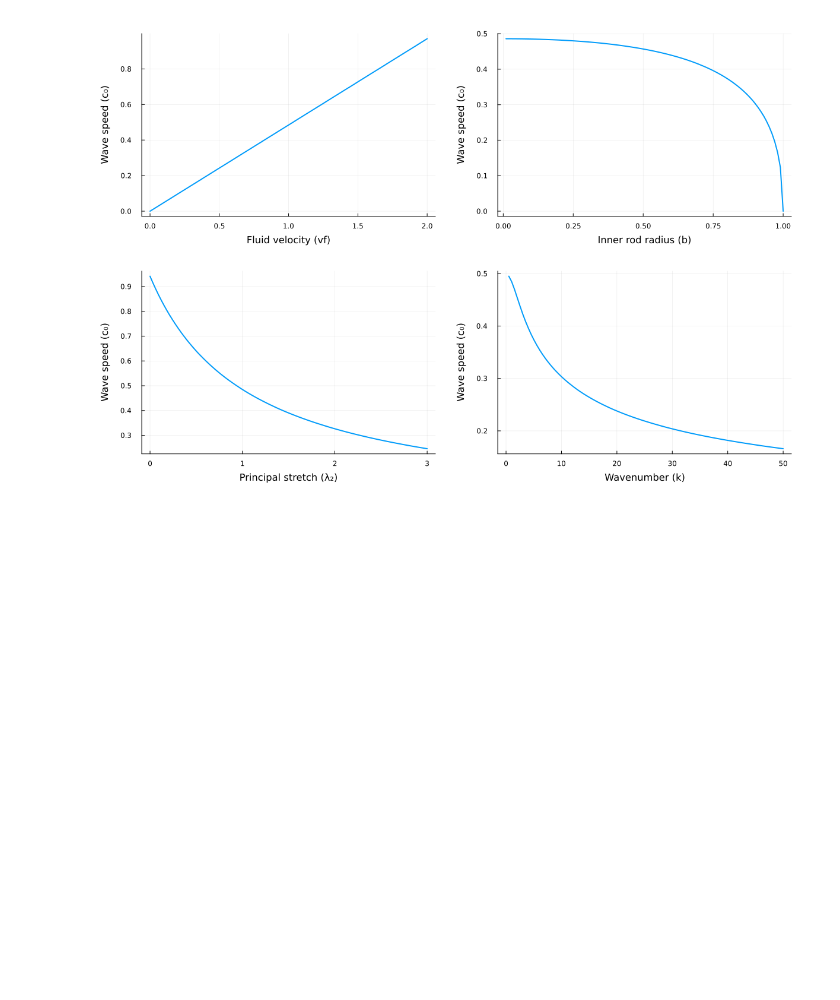
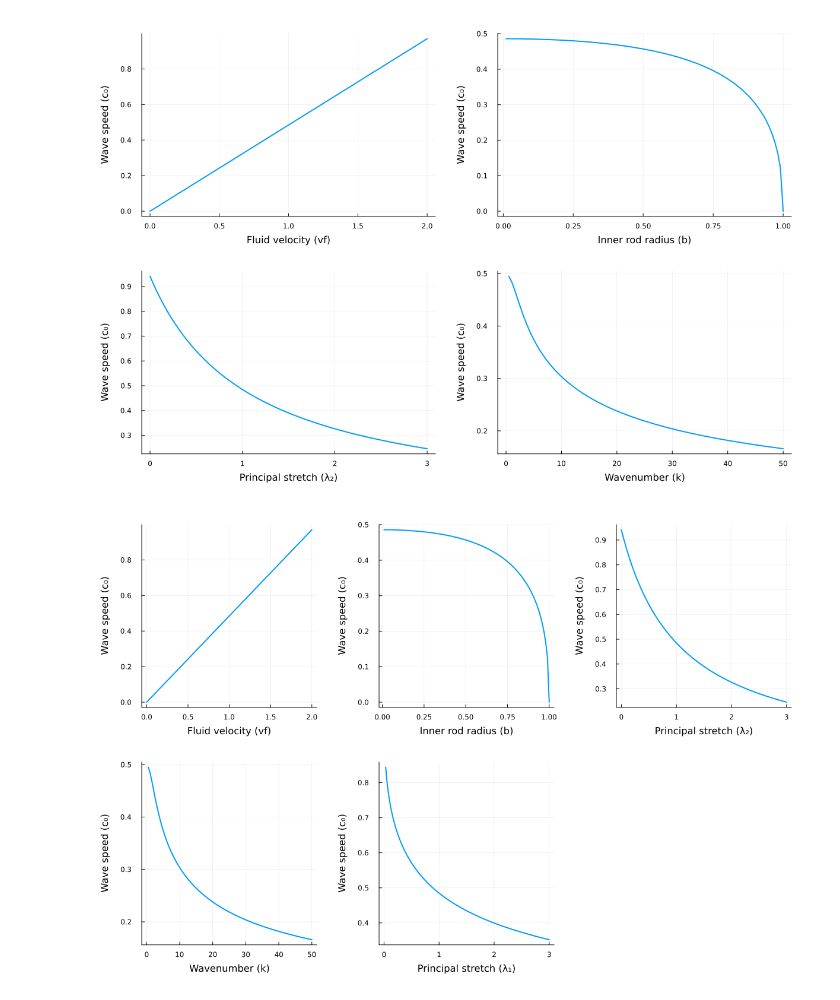
Before and after one commit to karnavr/kylindros, a Jupyter notebook: solving.ipynb, the cells around one changed output. Cells and saved outputs as stored; diff of their text form; code cells hidden in the pictures; blank space fills up the shorter version.

```diff
--- a/solving.ipynb
+++ b/solving.ipynb
@@ -168,3 +179,88 @@ p4 = plot(k_range, c0_vs_k,
 plot(p1, p2, p3, p4, layout=(2,2), size=(1200, 800), margin=20px)
 # %% [output]
 [figure]
+# %%
+using Plots.PlotMeasures
+
+# Default parameters
+N = 36
+L = π
+k = 1  # Wavenumber
+default_b = 0.1
+default_λ1 = 1.0
+default_λ2 = 1.0
+default_vf = 1.0
+
+# Parameter ranges
+vf_range = range(0, 2.0, length=100)
+b_range = range(0.01, 1.0, length=100)
+λ2_range = range(0, 3.0, length=100)
+
+# 1. Varying vf (fluid velocity)
+c0_vs_vf = zeros(length(vf_range))
+for (i, vf) in enumerate(vf_range)
+    constants = fuConstants(N, L, default_b, default_λ1, default_λ2, vf)
+    c0_vs_vf[i] = c0(k, constants)
+end
+
+# 2. Varying b (inner rod radius)
+c0_vs_b = zeros(length(b_range))
+for (i, b) in enumerate(b_range)
+    constants = fuConstants(N, L, b, default_λ1, default_λ2, default_vf)
+    c0_vs_b[i] = c0(k, constants)
+end
+
+# 3. Varying λ2 (principal stretches)
+c0_vs_λ2 = zeros(length(λ2_range))
+for (i, λ2) in enumerate(λ2_range)
+    constants = fuConstants(N, L, default_b, default_λ1, λ2, default_vf)
+    c0_vs_λ2[i] = c0(k, constants)
+end
+
+# Create plots
+p1 = plot(vf_range, c0_vs_vf,
+    xlabel="Fluid velocity (vf)",
+    ylabel="Wave speed (c₀)",
+    legend=false, lw=2)
+
+p2 = plot(b_range, c0_vs_b,
+    xlabel="Inner rod radius (b)",
+    ylabel="Wave speed (c₀)",
+    legend=false, lw=2)
+
+p3 = plot(λ2_range, c0_vs_λ2,
+    xlabel="Principal stretch (λ₂)",
+    ylabel="Wave speed (c₀)",
+    legend=false, lw=2)
+
+
+# create one more plot where k is varied
+k_range = range(0, 50.0, length=100)
+c0_vs_k = zeros(length(k_range))
+for (i, k) in enumerate(k_range)
+    constants = fuConstants(N, L, default_b, default_λ1, default_λ2, default_vf)
+    c0_vs_k[i] = c0(k, constants)
+end
+
+p4 = plot(k_range, c0_vs_k,
+    xlabel="Wavenumber (k)",
+    ylabel="Wave speed (c₀)",
+    legend=false, lw=2)
+
+
+λ1_range = range(0, 3.0, length=100)
+c0_vs_λ1 = zeros(length(λ1_range))
+for (i, λ1) in enumerate(λ1_range)
+    constants = fuConstants(N, L, default_b, λ1, default_λ2, default_vf)
+    c0_vs_λ1[i] = c0(k, constants)
+end
+
+p5 = plot(λ1_range, c0_vs_λ1,
+    xlabel="Principal stretch (λ₁)",
+    ylabel="Wave speed (c₀)",
+    legend=false, lw=2)
+
+# Display plots in a layout
+plot(p1, p2, p3, p4, p5, layout=(2,3), size=(1200, 800), margin=20px)
+# %% [output]
+[figure, added]
```
Also changed, not shown: parts of 5 cells of this notebook, 6 other files.
